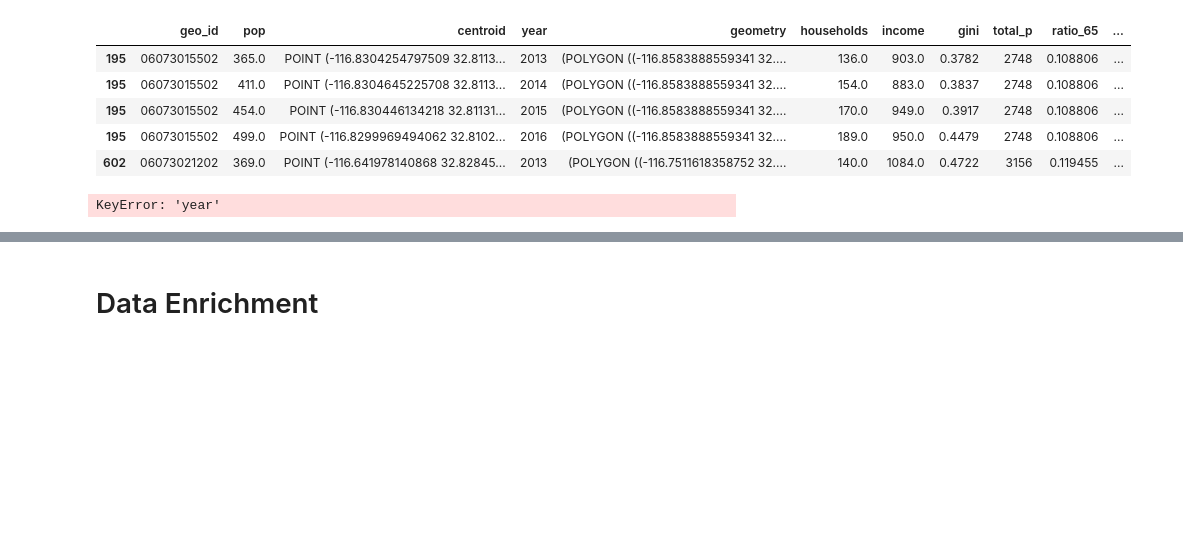
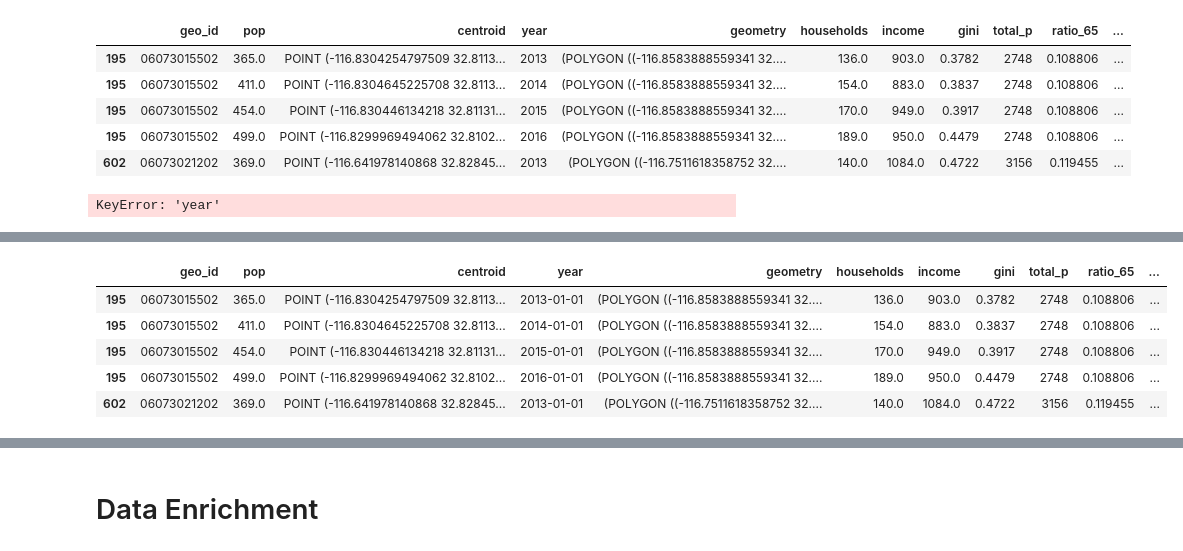
Before and after one commit to JasonZhangzy1757/CUSP-Capstone, a Jupyter notebook: US_Ignite_fed_data_merge_clean_eda.ipynb, the cells around one changed output, grey strips where cells are left out. Saved outputs shown, nothing was run; the diff lists cells and outputs as text; code cells hidden in the pictures; blank space fills up the shorter version.

```diff
--- a/US_Ignite_fed_data_merge_clean_eda.ipynb
+++ b/US_Ignite_fed_data_merge_clean_eda.ipynb
@@ -419,3 +453,5 @@ Finalizing data...
+# %%
+dfhi=dfhi.drop(columns=['geometry','centroid'])
 # %%
 # Configure query for No. of Households Age
 query = Query(
@@ -478,5 +516,11 @@ dfg.rename(columns={'value':'gini'},
 # %%
-dfm = pd.merge(dfp, dfh[['households','geo_id','year']], on=['geo_id','year'])
+dfm = pd.merge(dfe, dfem[['collegemale','geo_id','year']], on=['geo_id','year'])
+
+dfm = pd.merge(dfm, dfef[['collegefemale','geo_id','year']], on=['geo_id','year'])
+
+dfm = pd.merge(dfm, dfp[['pop','geo_id','year']], on=['geo_id','year'])
+
+dfm = pd.merge(dfm, dfh[['households','geo_id','year']], on=['geo_id','year'])
 
 dfm = pd.merge(dfm, dfhi[['income','geo_id','year']], on=['geo_id','year'])
 
@@ -554,6 +725,9 @@ Index(['geo_id', 'pop', 'centroid', 'year', 'geometry', 'households', 'income',
       dtype='object')
 # %%
 df_final=df_final.sort_values(by=['zipcode','geo_id','NAICS2012','year'])
+df_final['gini'] = pd.to_numeric(df_final['gini'])
+df_final['pop'] = pd.to_numeric(df_final['pop'])
+df_final['households'] = pd.to_numeric(df_final['households'])
 # %%
 df_final['gini'] = pd.to_numeric(df_final['gini'])
 df_final['pop'] = pd.to_numeric(df_final['pop'])
@@ -808,6 +1006,13 @@ import geopandas as gp
 import matplotlib.pyplot as plt
 import matplotlib as mpl
 # %%
-df.head()
+df_final.head()
+# %% [output]
+|  | geo_id | pop | centroid | year | geometry | households | income | gini | total_p | ratio_65 | ... |
+| 195 | 06073015502 | 365.0 | POINT (-116.8304254797509 32.8113... | 2013-01-01 | (POLYGON ((-116.8583888559341 32.... | 136.0 | 903.0 | 0.3782 | 2748 | 0.108806 | ... |
+| 195 | 06073015502 | 411.0 | POINT (-116.8304645225708 32.8113... | 2014-01-01 | (POLYGON ((-116.8583888559341 32.... | 154.0 | 883.0 | 0.3837 | 2748 | 0.108806 | ... |
+| 195 | 06073015502 | 454.0 | POINT (-116.830446134218 32.81131... | 2015-01-01 | (POLYGON ((-116.8583888559341 32.... | 170.0 | 949.0 | 0.3917 | 2748 | 0.108806 | ... |
+| 195 | 06073015502 | 499.0 | POINT (-116.8299969494062 32.8102... | 2016-01-01 | (POLYGON ((-116.8583888559341 32.... | 189.0 | 950.0 | 0.4479 | 2748 | 0.108806 | ... |
+| 602 | 06073021202 | 369.0 | POINT (-116.641978140868 32.82845... | 2013-01-01 | (POLYGON ((-116.7511618358752 32.... | 140.0 | 1084.0 | 0.4722 | 3156 | 0.119455 | ... |
 # %%
 
```
Also changed, not shown: parts of 83 cells of this notebook, 5 other files.
